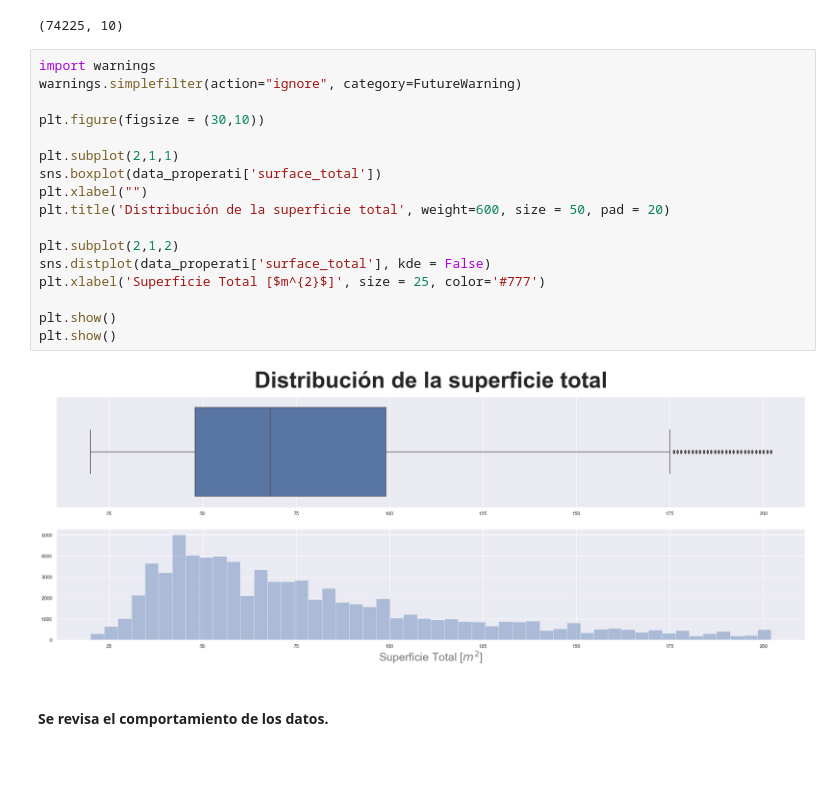
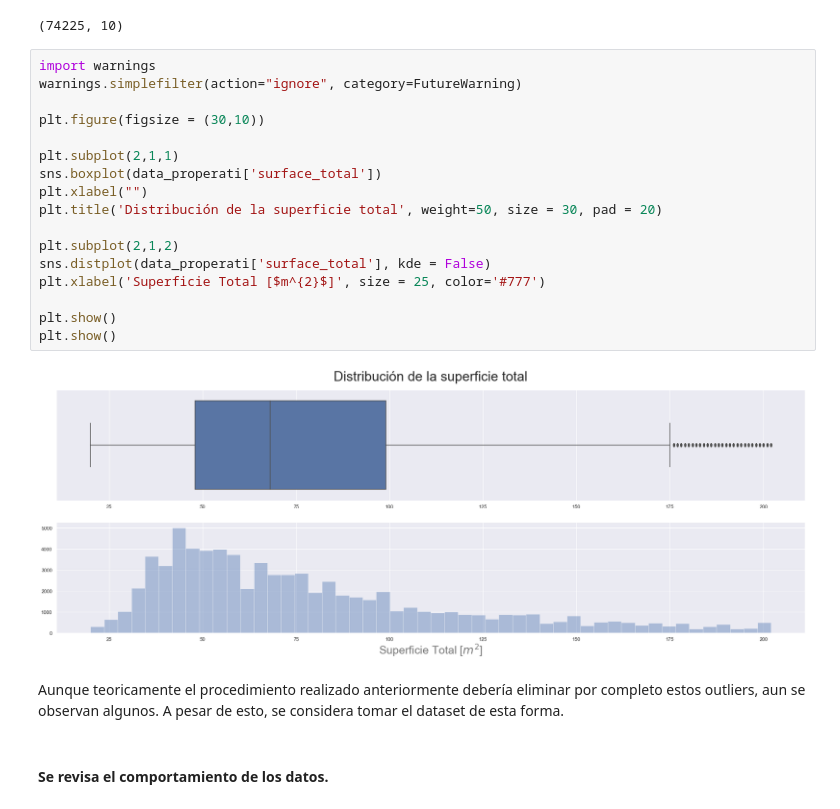
Before and after one commit to jeanpierec/ljpiere_projects, a Jupyter notebook: Proyecto1_Properati/DS_Proyecto_01.ipynb, the cells around one changed output. Saved outputs shown, nothing was run; the diff lists cells and outputs as text; blank space fills up the shorter version.

```diff
--- a/Proyecto1_Properati/DS_Proyecto_01.ipynb
+++ b/Proyecto1_Properati/DS_Proyecto_01.ipynb
@@ -595,22 +612,24 @@ data_properati.shape
 # %%
 import warnings
 warnings.simplefilter(action="ignore", category=FutureWarning)
 
 plt.figure(figsize = (30,10))
 
 plt.subplot(2,1,1)
 sns.boxplot(data_properati['surface_total'])
 plt.xlabel("")
-plt.title('Distribución de la superficie total', weight=600, size = 50, pad = 20)
+plt.title('Distribución de la superficie total', weight=50, size = 30, pad = 20)
 
 plt.subplot(2,1,2)
 sns.distplot(data_properati['surface_total'], kde = False)
 plt.xlabel('Superficie Total [$m^{2}$]', size = 25, color='#777')
 
 plt.show()
 plt.show()
 # %% [output]
-[figure, old version]
+[figure, new version]
+# %% [markdown]
+Aunque teoricamente el procedimiento realizado anteriormente debería eliminar por completo estos outliers, aun se observan algunos. A pesar de esto, se considera tomar el dataset de esta forma.
 # %% [markdown]
 #### Se revisa el comportamiento de los datos.
 # %%
```
Also changed, not shown: parts of 192 cells of this notebook.
